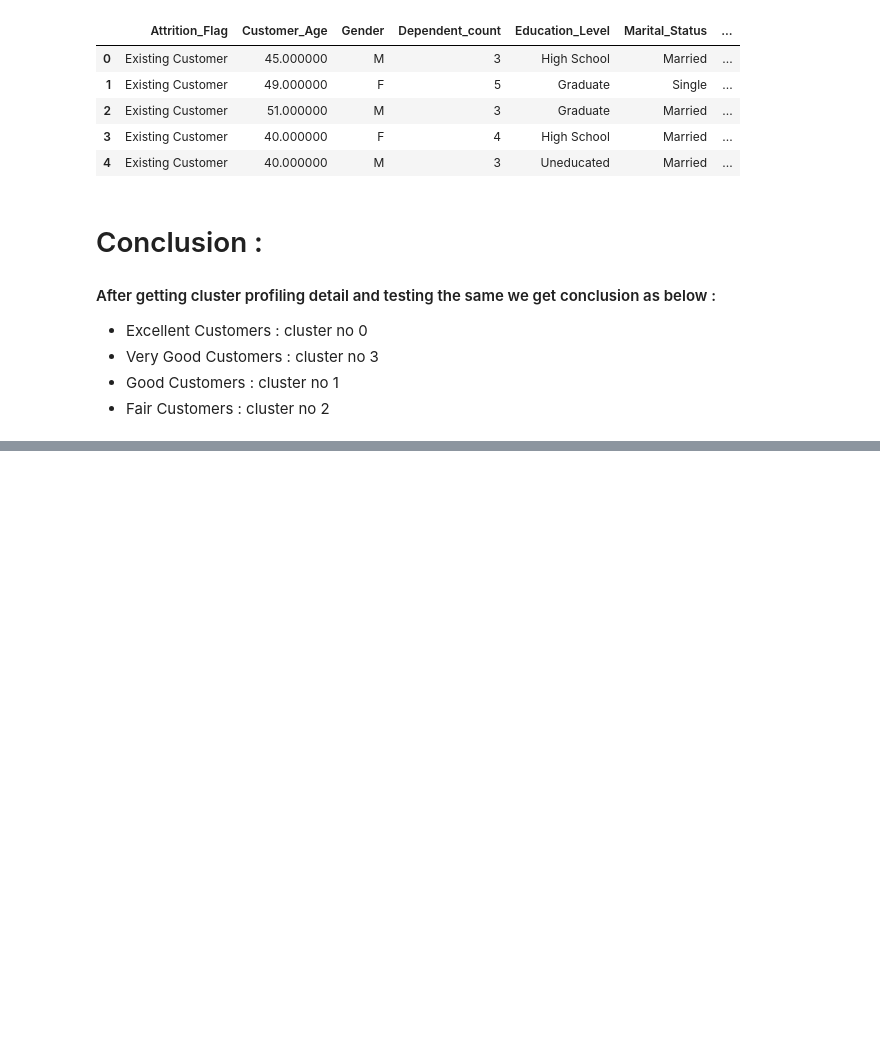
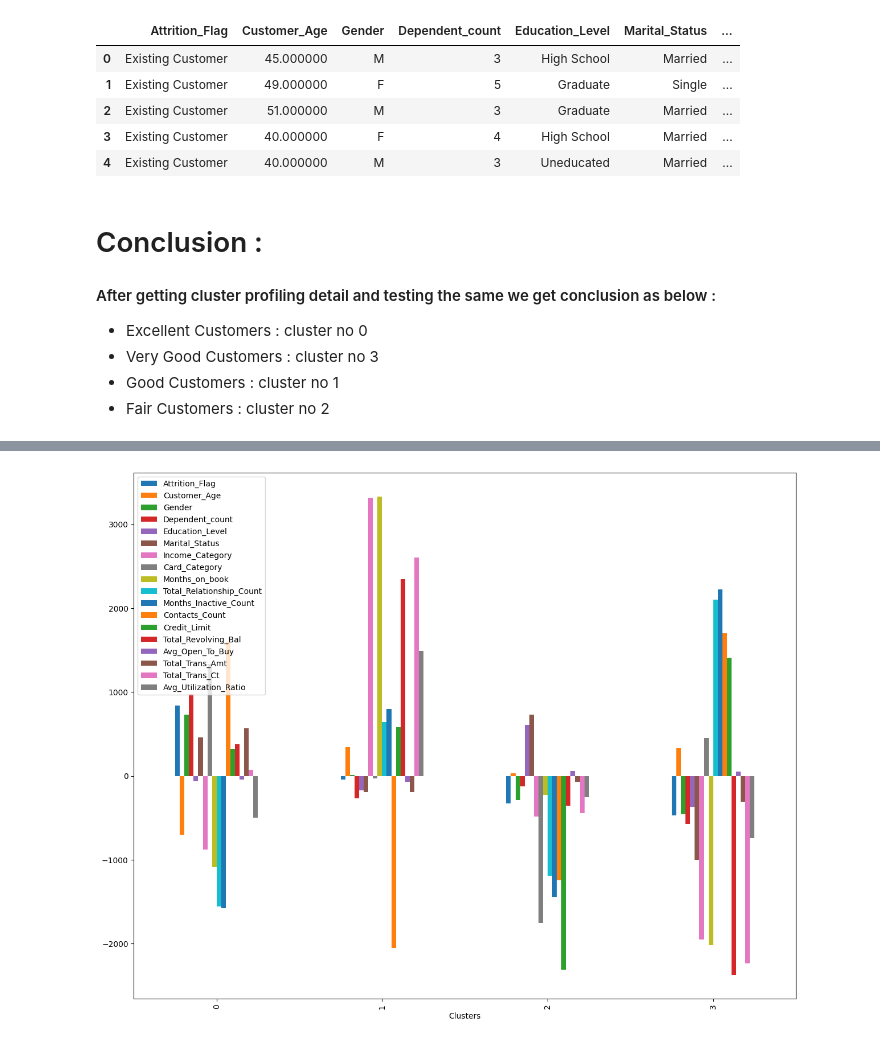
Before and after one commit to pratikrathod08/Customer_Purchase_Capacity, a Jupyter notebook: notebooks/model_training.ipynb, the cells around one changed output, grey strips where cells are left out. Cells and saved outputs as stored; diff of their text form; code cells hidden in the pictures; blank space fills up the shorter version.

```diff
--- a/notebooks/model_training.ipynb
+++ b/notebooks/model_training.ipynb
@@ -520,0 +619,6 @@ df1.to_csv("data/Clustered_data.csv",index=False)
+# %%
+
+c_g.sum().plot(kind="bar",figsize=(15,12))
+plt.show()
+# %% [output]
+[figure, added]
```
Also changed, not shown: parts of 47 cells of this notebook, 15 other files.
